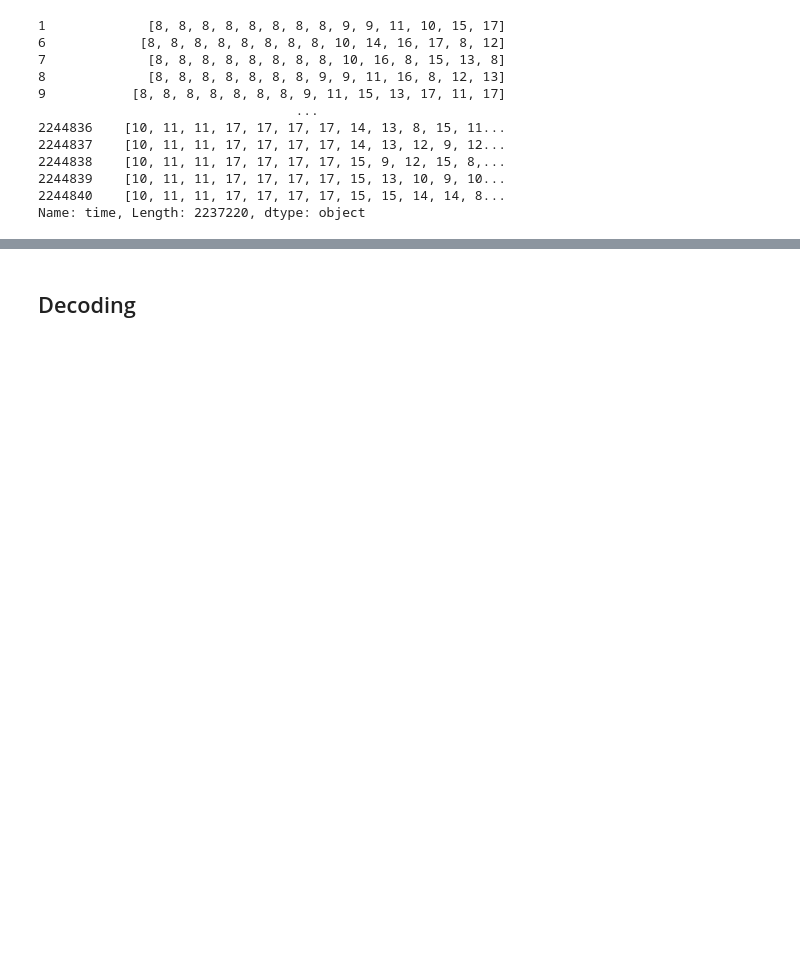
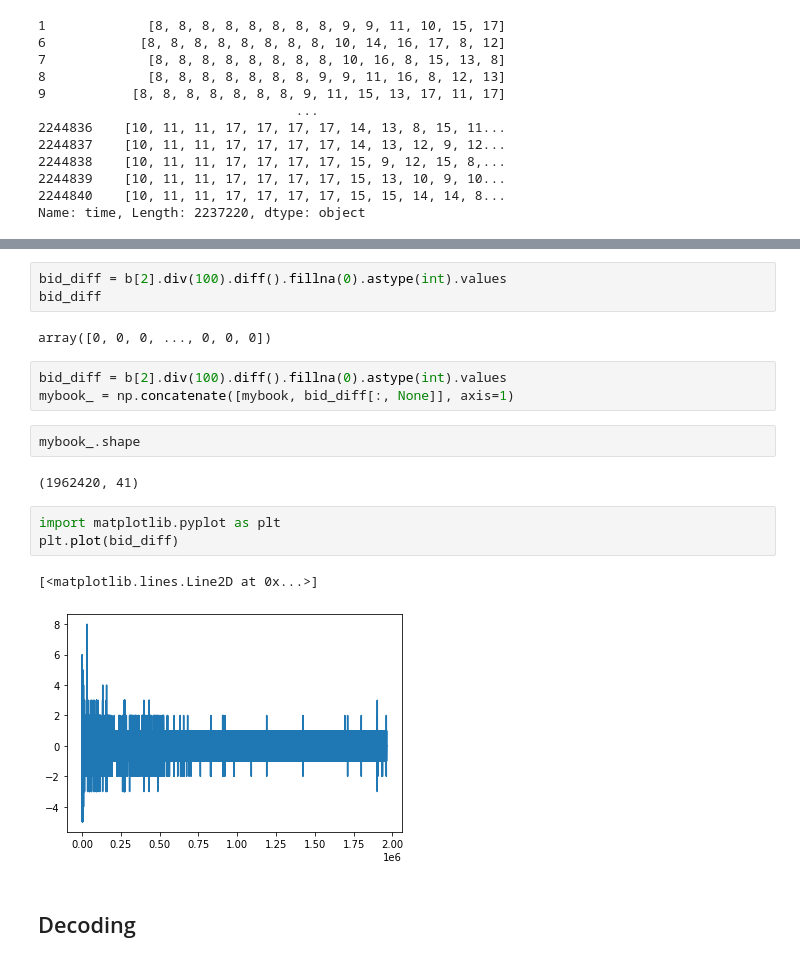
Before and after one commit to saschafrey/LOBS5_Prediction, a Jupyter notebook: lob/lobster_preproc.ipynb, the cells around one changed output, grey strips where cells are left out. Drawn from its saved outputs; the diff is of its cells as text; blank space fills up the shorter version.

```diff
--- a/lob/lobster_preproc.ipynb
+++ b/lob/lobster_preproc.ipynb
@@ -715,3 +910,21 @@ Name: time, Length: 2237220, dtype: object
+# %%
+bid_diff = b[2].div(100).diff().fillna(0).astype(int).values
+bid_diff
+# %% [output]
+array([0, 0, 0, ..., 0, 0, 0])
+# %%
+bid_diff = b[2].div(100).diff().fillna(0).astype(int).values
+mybook_ = np.concatenate([mybook, bid_diff[:, None]], axis=1)
+# %%
+mybook_.shape
+# %% [output]
+(1962420, 41)
+# %%
+import matplotlib.pyplot as plt
+plt.plot(bid_diff)
+# %% [output]
+[<matplotlib.lines.Line2D at 0x...>]
+[figure, added]
 # %% [markdown]
 ## Decoding
 # %%
```
Also changed, not shown: parts of 24 cells of this notebook, 7 other files.
